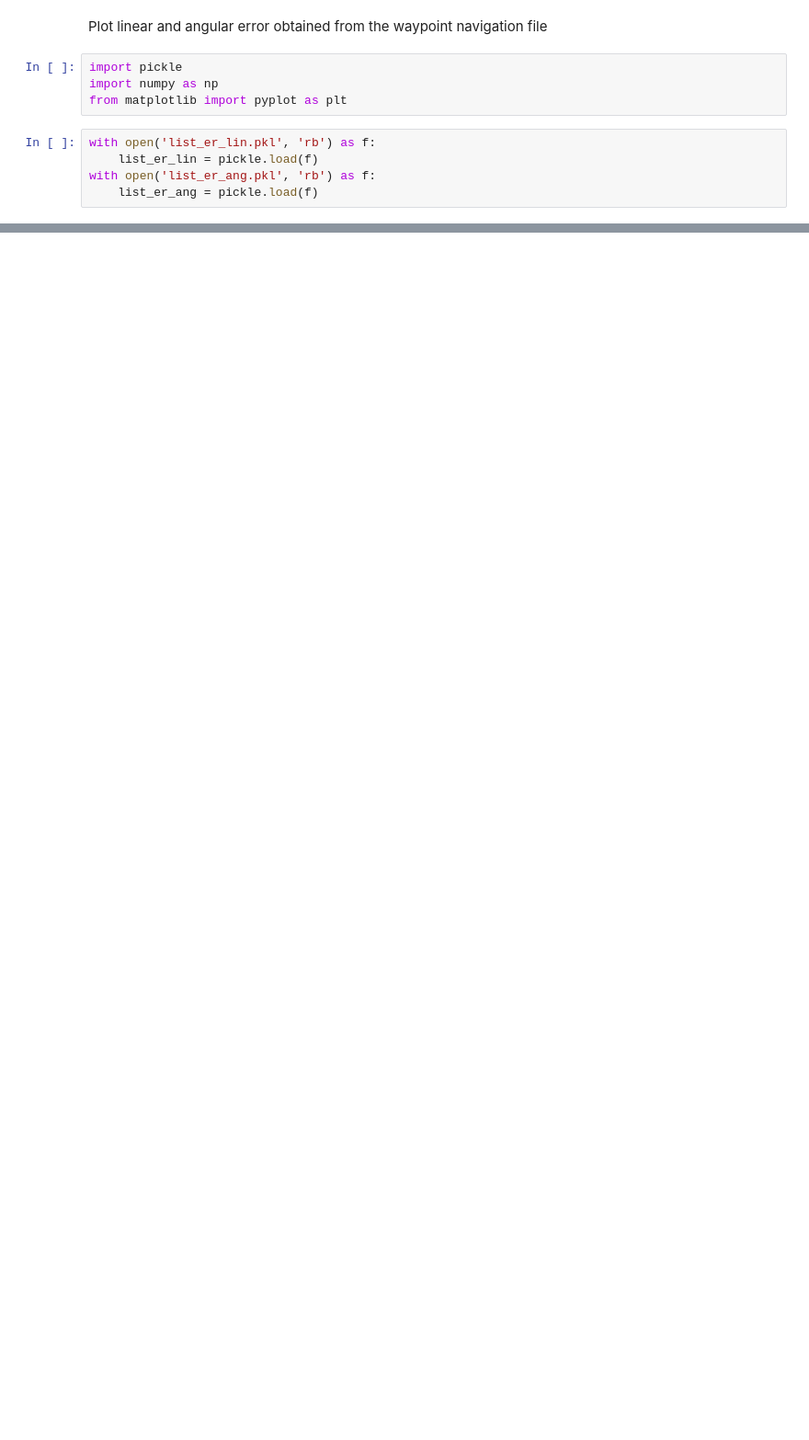
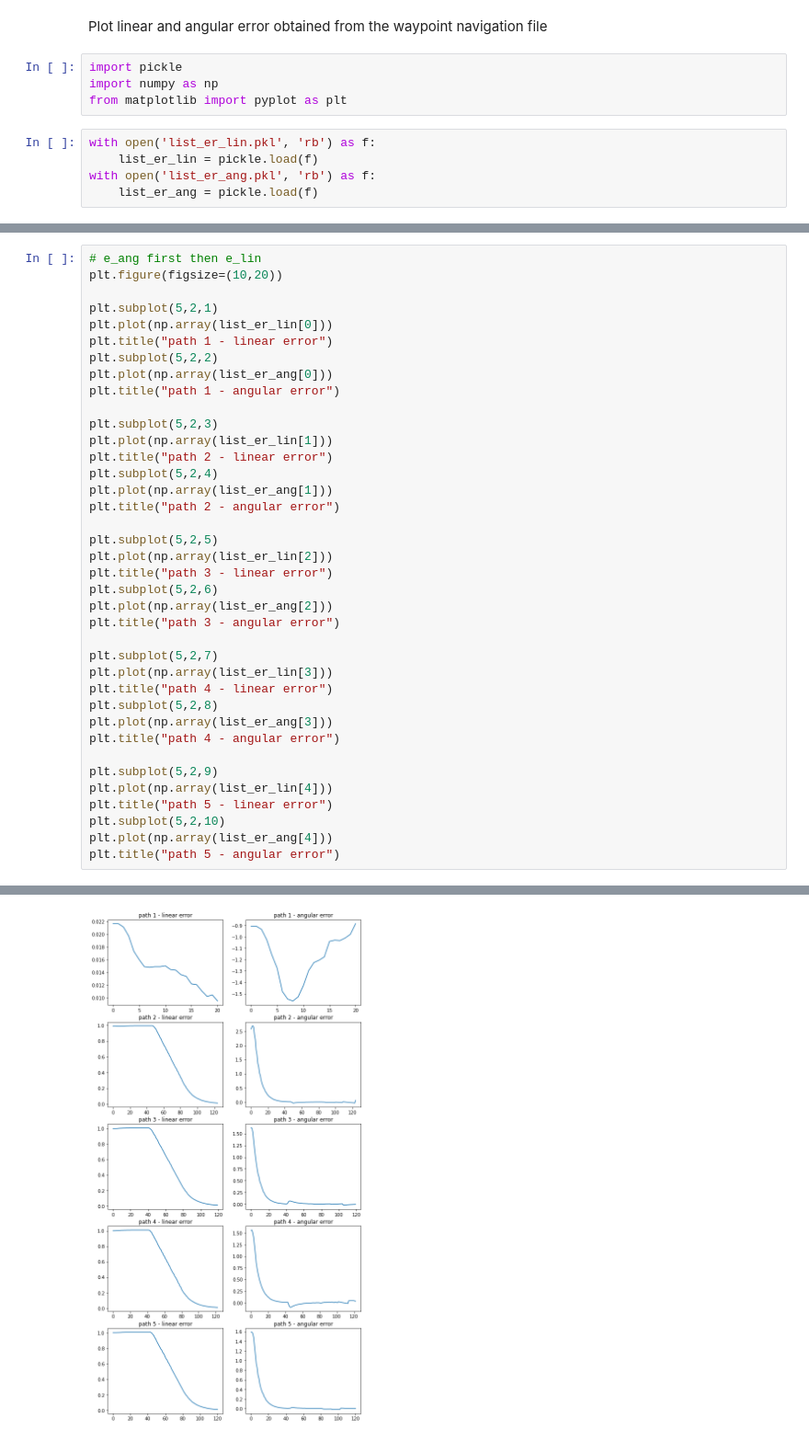
Before and after one commit to rnitin/tb3_control, a Jupyter notebook: logs/plot.ipynb, the cells around one changed output, grey strips where cells are left out. Shown at 92% size. Drawn from its saved outputs; the diff is of its cells as text; blank space fills up the shorter version.

```diff
--- a/logs/plot.ipynb
+++ b/logs/plot.ipynb
@@ -51,0 +53,39 @@ Text(0.5, 1.0, 'path 5 - angular error')
+# %%
+# e_ang first then e_lin
+plt.figure(figsize=(10,20))
+
+plt.subplot(5,2,1)
+plt.plot(np.array(list_er_lin[0]))
+plt.title("path 1 - linear error")
+plt.subplot(5,2,2)
+plt.plot(np.array(list_er_ang[0]))
+plt.title("path 1 - angular error")
+
+plt.subplot(5,2,3)
+plt.plot(np.array(list_er_lin[1]))
+plt.title("path 2 - linear error")
+plt.subplot(5,2,4)
+plt.plot(np.array(list_er_ang[1]))
+plt.title("path 2 - angular error")
+
+plt.subplot(5,2,5)
+plt.plot(np.array(list_er_lin[2]))
+plt.title("path 3 - linear error")
+plt.subplot(5,2,6)
+plt.plot(np.array(list_er_ang[2]))
+plt.title("path 3 - angular error")
+
+plt.subplot(5,2,7)
+plt.plot(np.array(list_er_lin[3]))
+plt.title("path 4 - linear error")
+plt.subplot(5,2,8)
+plt.plot(np.array(list_er_ang[3]))
+plt.title("path 4 - angular error")
+
+plt.subplot(5,2,9)
+plt.plot(np.array(list_er_lin[4]))
+plt.title("path 5 - linear error")
+plt.subplot(5,2,10)
+plt.plot(np.array(list_er_ang[4]))
+plt.title("path 5 - angular error")
+# %% [output]
@@ -51,0 +93 @@ Text(0.5, 1.0, 'path 5 - angular error')
+[figure, added]
```
Also changed, not shown: parts of 2 cells of this notebook, 10 other files.
